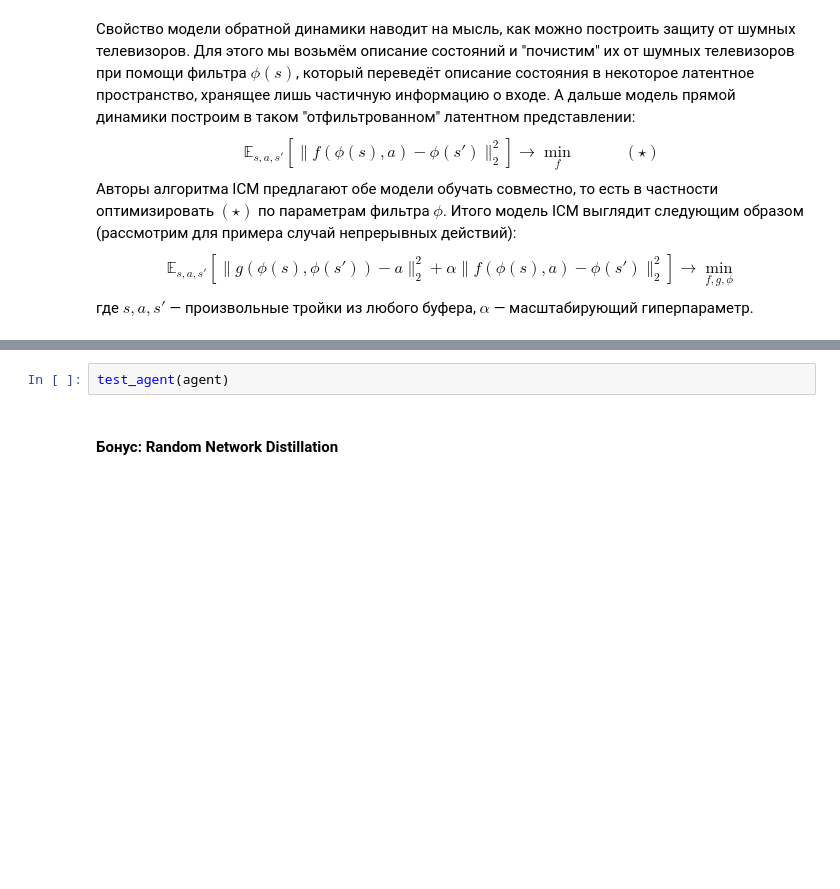
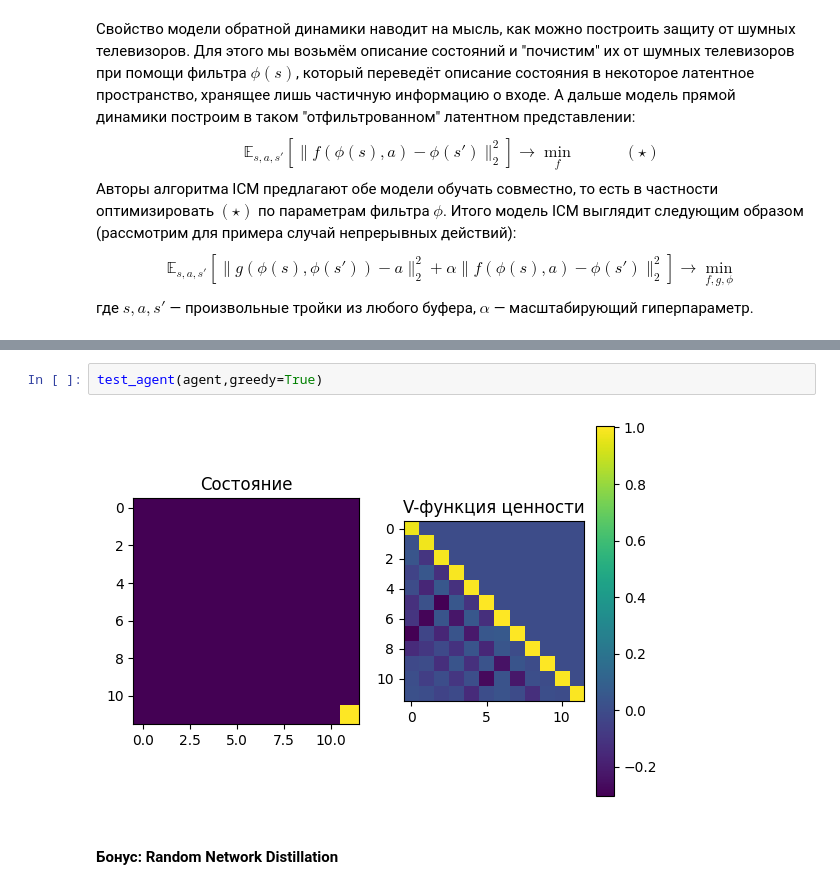
Before and after one commit to oncominglane/rl_mipt_course, a Jupyter notebook: tasks/task5/Многорукие_бандиты_и_исследование_среды_Тулупов_Николай_Дмитриевич_Б01-204.ipynb, the cells around one changed output, grey strips where cells are left out. Drawn from its saved outputs; the diff is of its cells as text; blank space fills up the shorter version.

```diff
--- a/tasks/task5/Многорукие_бандиты_и_исследование_среды_Тулупов_Николай_Дмитриевич_Б01-204.ipynb
+++ b/tasks/task5/Многорукие_бандиты_и_исследование_среды_Тулупов_Николай_Дмитриевич_Б01-204.ipynb
@@ -988,5 +1058,7 @@ train_with_reward(
 # %%
-test_agent(agent)
+test_agent(agent,greedy=True)
+# %% [output]
+[figure, added]
 # %% [markdown]
 #### Бонус: Random Network Distillation
 # %% [markdown]
```
Also changed, not shown: parts of 25 cells of this notebook.
